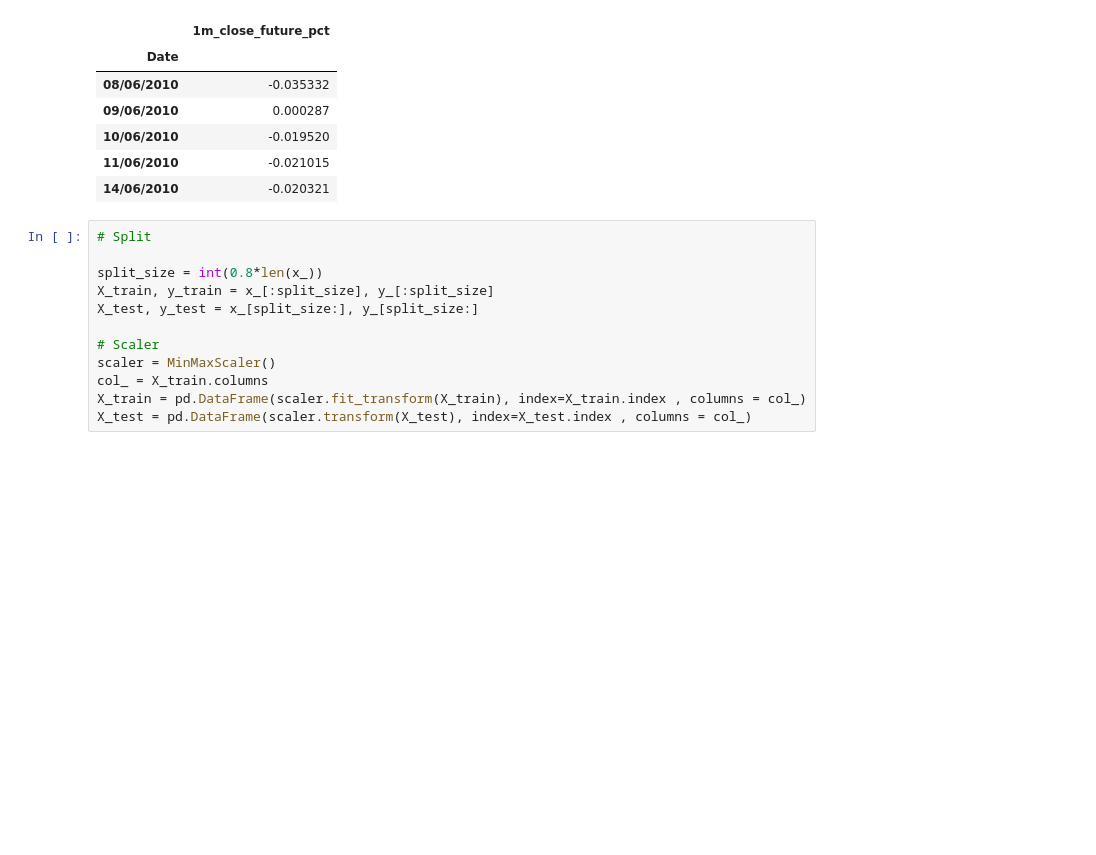
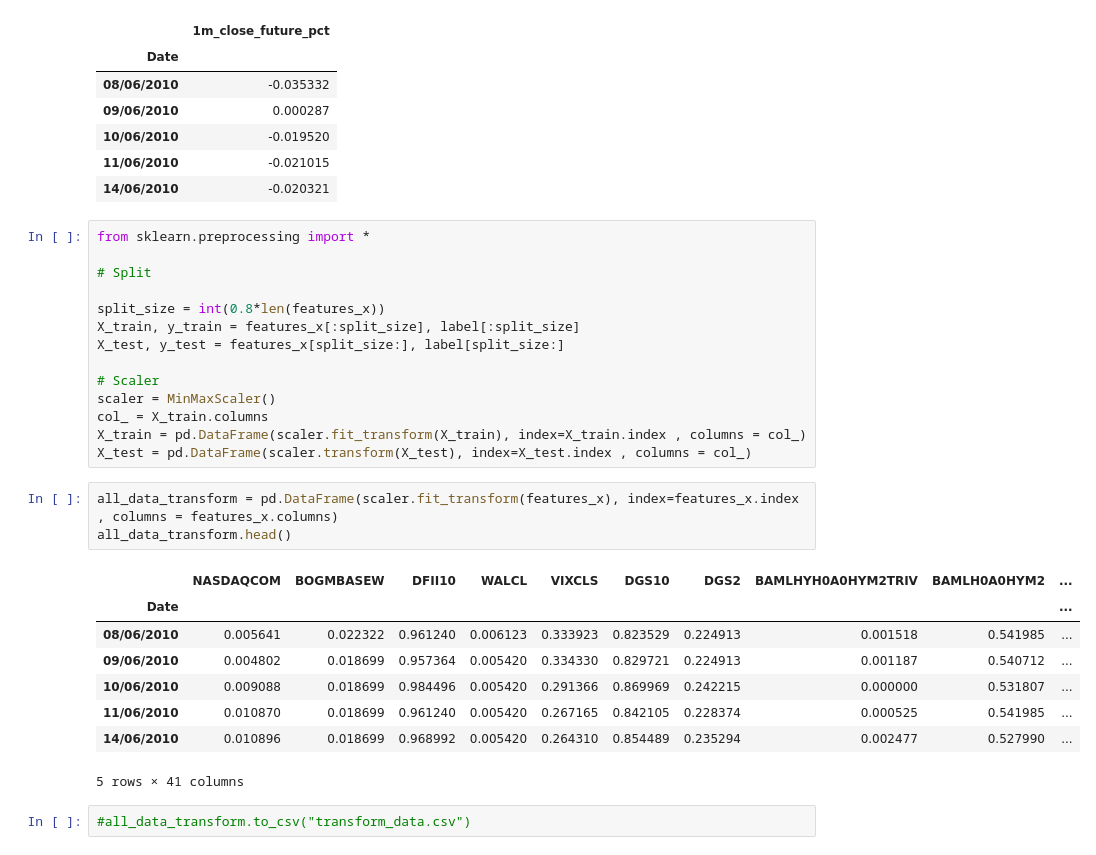
Before and after one commit to manhanton/test_15June, a Jupyter notebook: Model_test.ipynb, the cells around one changed output. Saved outputs shown, nothing was run; the diff lists cells and outputs as text; blank space fills up the shorter version.

```diff
--- a/Model_test.ipynb
+++ b/Model_test.ipynb
@@ -76,17 +77,33 @@ label.head()
 | 11/06/2010 | -0.021015 |
 | 14/06/2010 | -0.020321 |
 # %%
+from sklearn.preprocessing import *
+
 # Split
 
-split_size = int(0.8*len(x_))
-X_train, y_train = x_[:split_size], y_[:split_size]
-X_test, y_test = x_[split_size:], y_[split_size:]
+split_size = int(0.8*len(features_x))
+X_train, y_train = features_x[:split_size], label[:split_size]
+X_test, y_test = features_x[split_size:], label[split_size:]
 
 # Scaler
 scaler = MinMaxScaler()
 col_ = X_train.columns
 X_train = pd.DataFrame(scaler.fit_transform(X_train), index=X_train.index , columns = col_)
 X_test = pd.DataFrame(scaler.transform(X_test), index=X_test.index , columns = col_)
+# %%
+all_data_transform = pd.DataFrame(scaler.fit_transform(features_x), index=features_x.index , columns = features_x.columns)
+all_data_transform.head()
+# %% [output]
+|  | NASDAQCOM | BOGMBASEW | DFII10 | WALCL | VIXCLS | DGS10 | DGS2 | BAMLHYH0A0HYM2TRIV | BAMLH0A0HYM2 | ... |
+| Date |  |  |  |  |  |  |  |  |  | ... |
+| 08/06/2010 | 0.005641 | 0.022322 | 0.961240 | 0.006123 | 0.333923 | 0.823529 | 0.224913 | 0.001518 | 0.541985 | ... |
+| 09/06/2010 | 0.004802 | 0.018699 | 0.957364 | 0.005420 | 0.334330 | 0.829721 | 0.224913 | 0.001187 | 0.540712 | ... |
+| 10/06/2010 | 0.009088 | 0.018699 | 0.984496 | 0.005420 | 0.291366 | 0.869969 | 0.242215 | 0.000000 | 0.531807 | ... |
+| 11/06/2010 | 0.010870 | 0.018699 | 0.961240 | 0.005420 | 0.267165 | 0.842105 | 0.228374 | 0.000525 | 0.541985 | ... |
+| 14/06/2010 | 0.010896 | 0.018699 | 0.968992 | 0.005420 | 0.264310 | 0.854489 | 0.235294 | 0.002477 | 0.527990 | ... |
+5 rows × 41 columns
+# %%
+#all_data_transform.to_csv("transform_data.csv")
 # %%
 ###############################################################
 # import library
```
Also changed, not shown: parts of 9 cells of this notebook.
